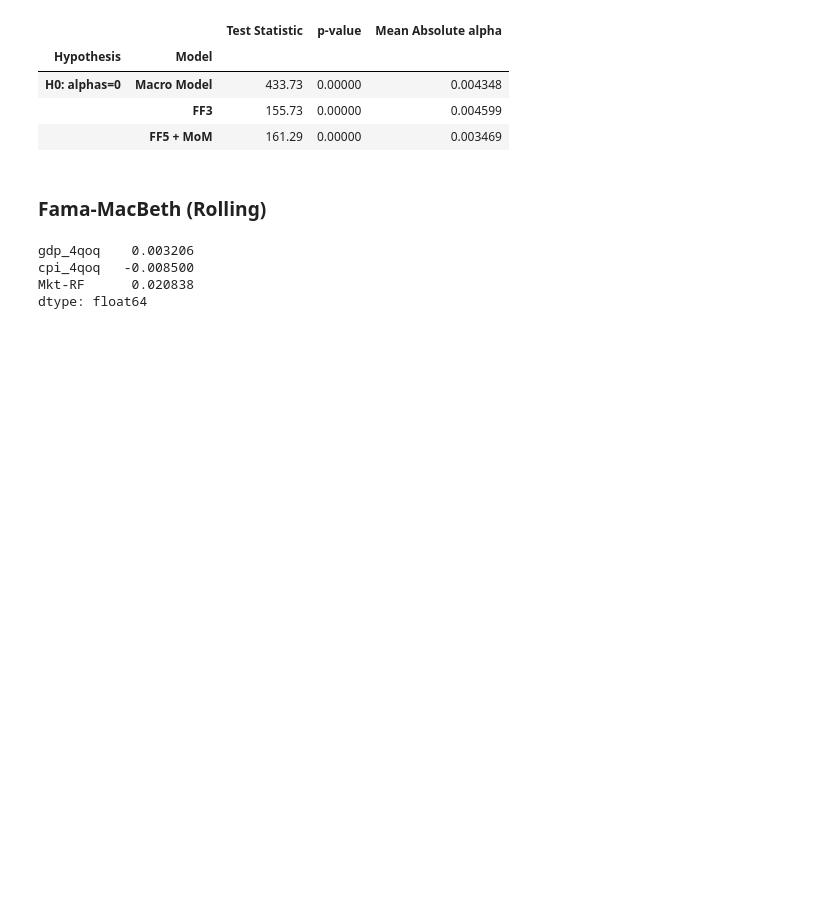
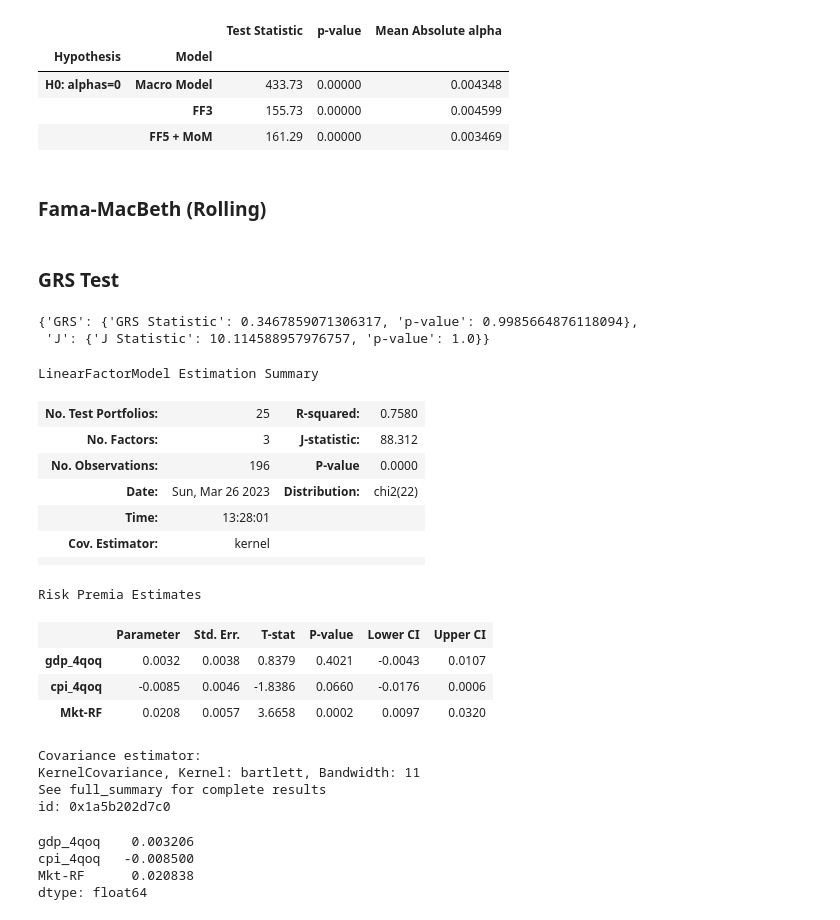
Before and after one commit to santoromano/Macro-Cross-Sectional-Analysis, a Jupyter notebook: empirics.ipynb, the cells around one changed output. Cells and saved outputs as stored; diff of their text form; code cells hidden in the pictures; blank space fills up the shorter version.

Commit message:
GRS test

```diff
--- a/empirics.ipynb
+++ b/empirics.ipynb
@@ -609,3 +609,7 @@ rolling = rolling_model(size_book_assets_q)
 # %%
 # Plot with premia over time and standard errors
 # rolling
+# %% [markdown]
+### GRS Test
+# %%
+model = LinearFactorModel(size_book_assets_q, factors_q[['gdp_4qoq', 'cpi_4qoq', 'Mkt-RF']]).fit(cov_type='kernel')
@@ -612,3 +658,28 @@ rolling = rolling_model(size_book_assets_q)
+# %%
+grs(model,factors_q[['gdp_4qoq', 'cpi_4qoq', 'Mkt-RF']])
+# %% [output]
+{'GRS': {'GRS Statistic': 0.3467859071306317, 'p-value': 0.9985664876118094},
+ 'J': {'J Statistic': 10.114588957976757, 'p-value': 1.0}}
+# %%
+model
+# %% [output]
+LinearFactorModel Estimation Summary
+| No. Test Portfolios: | 25 | R-squared: | 0.7580 |
+| No. Factors: | 3 | J-statistic: | 88.312 |
+| No. Observations: | 196 | P-value | 0.0000 |
+| Date: | Sun, Mar 26 2023 | Distribution: | chi2(22) |
+| Time: | 13:28:01 |  |  |
+| Cov. Estimator: | kernel |  |  |
+|  |  |  |  |
+Risk Premia Estimates
+|  | Parameter | Std. Err. | T-stat | P-value | Lower CI | Upper CI |
+| gdp_4qoq | 0.0032 | 0.0038 | 0.8379 | 0.4021 | -0.0043 | 0.0107 |
+| cpi_4qoq | -0.0085 | 0.0046 | -1.8386 | 0.0660 | -0.0176 | 0.0006 |
+| Mkt-RF | 0.0208 | 0.0057 | 3.6658 | 0.0002 | 0.0097 | 0.0320 |
+Covariance estimator:
+KernelCovariance, Kernel: bartlett, Bandwidth: 11
+See full_summary for complete results
+id: 0x1a5b202d7c0
 # %%
 beta = []
 for portfolio in size_book_assets_q:
```
Also changed, not shown: parts of 1 cell of this notebook.
